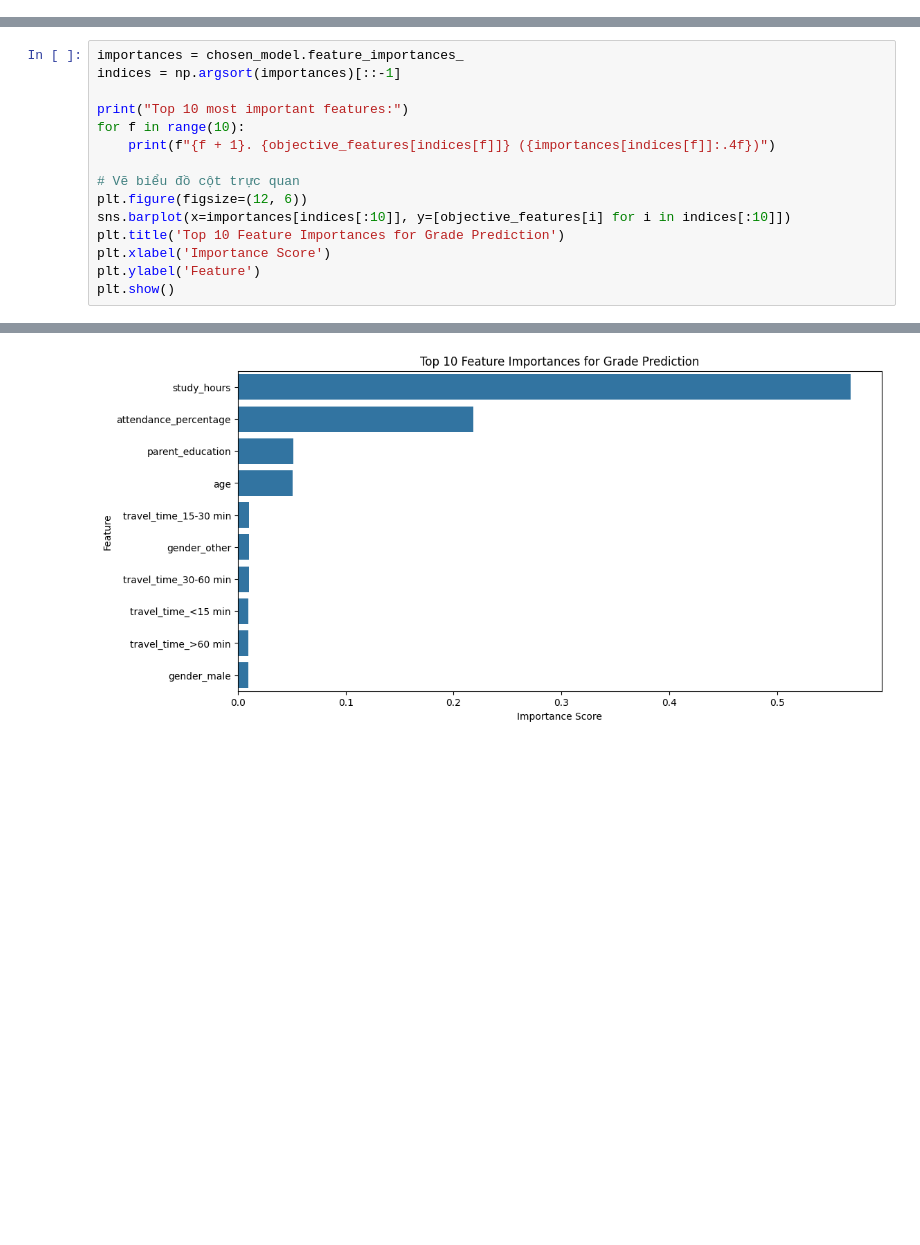
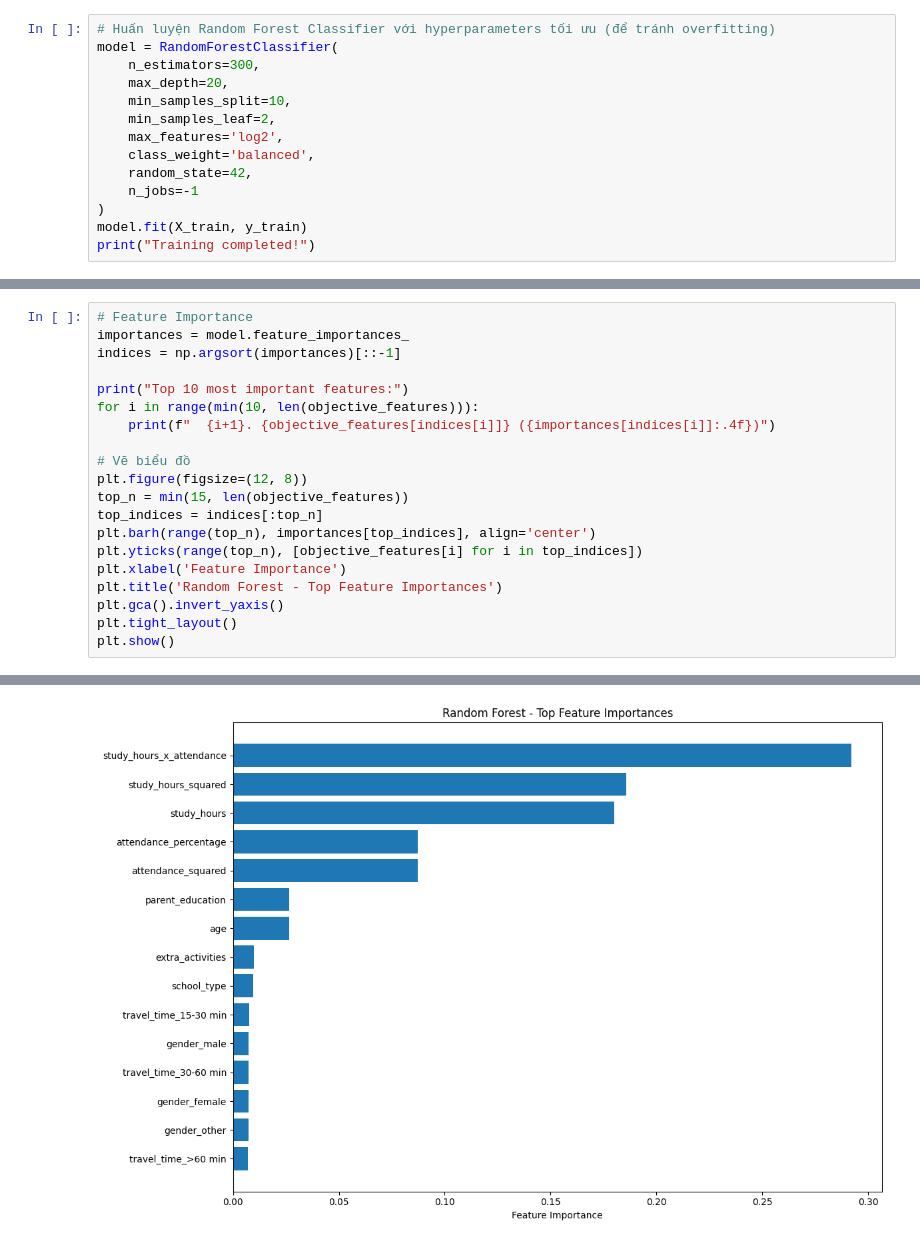
Before and after one commit to TiepCB-lab/student-performance-mining-uth, a Jupyter notebook: notebooks/models/04_train_random_forest.ipynb, the cells around one changed output, grey strips where cells are left out. Cells and saved outputs as stored; diff of their text form; blank space fills up the shorter version.

Commit message:
feat: limit tree depth to 20 and optimize random forest model

```diff
--- a/notebooks/models/04_train_random_forest.ipynb
+++ b/notebooks/models/04_train_random_forest.ipynb
@@ -125,0 +92,14 @@ weighted avg       0.77      0.77      0.77      5000
+# %%
+# Huấn luyện Random Forest Classifier với hyperparameters tối ưu (để tránh overfitting)
+model = RandomForestClassifier(
+    n_estimators=300,
+    max_depth=20,
+    min_samples_split=10,
+    min_samples_leaf=2,
+    max_features='log2',
+    class_weight='balanced',
+    random_state=42,
+    n_jobs=-1
+)
+model.fit(X_train, y_train)
+print("Training completed!")
@@ -126,17 +149,22 @@ weighted avg       0.77      0.77      0.77      5000
 # %%
-importances = chosen_model.feature_importances_
+# Feature Importance
+importances = model.feature_importances_
 indices = np.argsort(importances)[::-1]
 
 print("Top 10 most important features:")
-for f in range(10):
-    print(f"{f + 1}. {objective_features[indices[f]]} ({importances[indices[f]]:.4f})")
+for i in range(min(10, len(objective_features))):
+    print(f"  {i+1}. {objective_features[indices[i]]} ({importances[indices[i]]:.4f})")
 
-# Vẽ biểu đồ cột trực quan
-plt.figure(figsize=(12, 6))
-sns.barplot(x=importances[indices[:10]], y=[objective_features[i] for i in indices[:10]])
-plt.title('Top 10 Feature Importances for Grade Prediction')
-plt.xlabel('Importance Score')
-plt.ylabel('Feature')
+# Vẽ biểu đồ
+plt.figure(figsize=(12, 8))
+top_n = min(15, len(objective_features))
+top_indices = indices[:top_n]
+plt.barh(range(top_n), importances[top_indices], align='center')
+plt.yticks(range(top_n), [objective_features[i] for i in top_indices])
+plt.xlabel('Feature Importance')
+plt.title('Random Forest - Top Feature Importances')
+plt.gca().invert_yaxis()
+plt.tight_layout()
 plt.show()
 # %% [output]
 Top 10 most important features:
@@ -153 +181 @@ Top 10 most important features:
-[figure, old version]
+[figure, new version]
```
Also changed, not shown: parts of 18 cells of this notebook, 1 other file.
